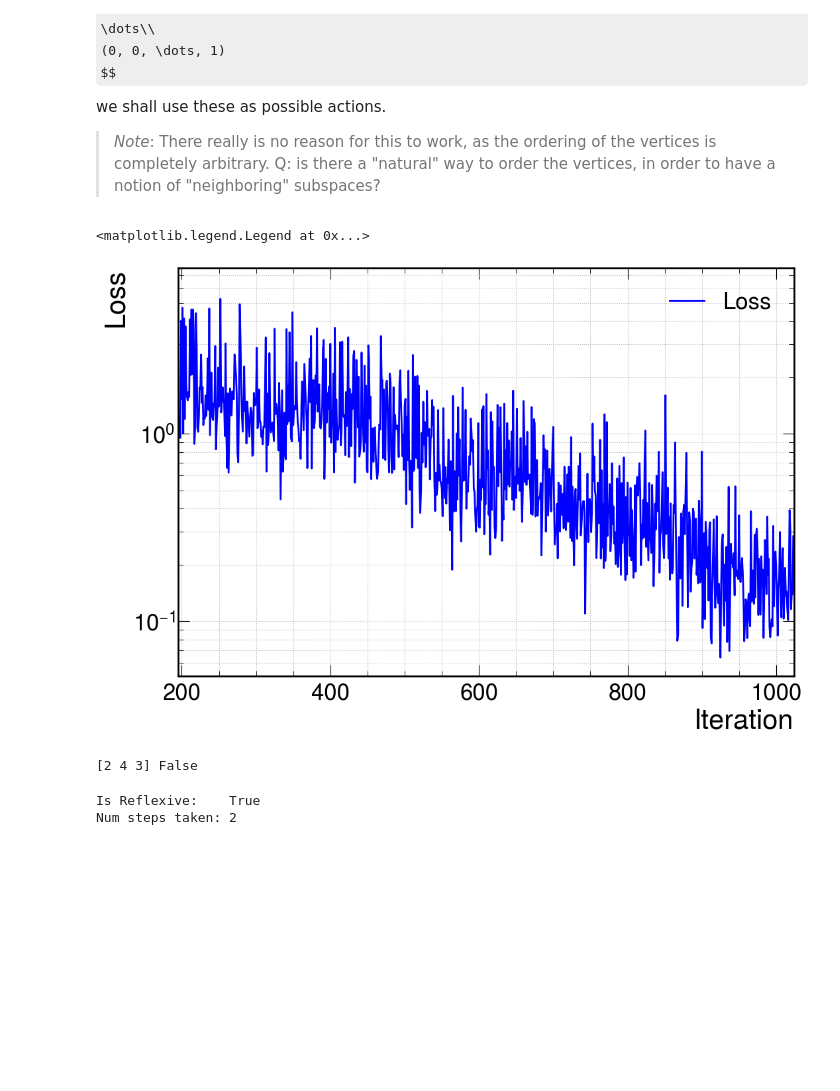
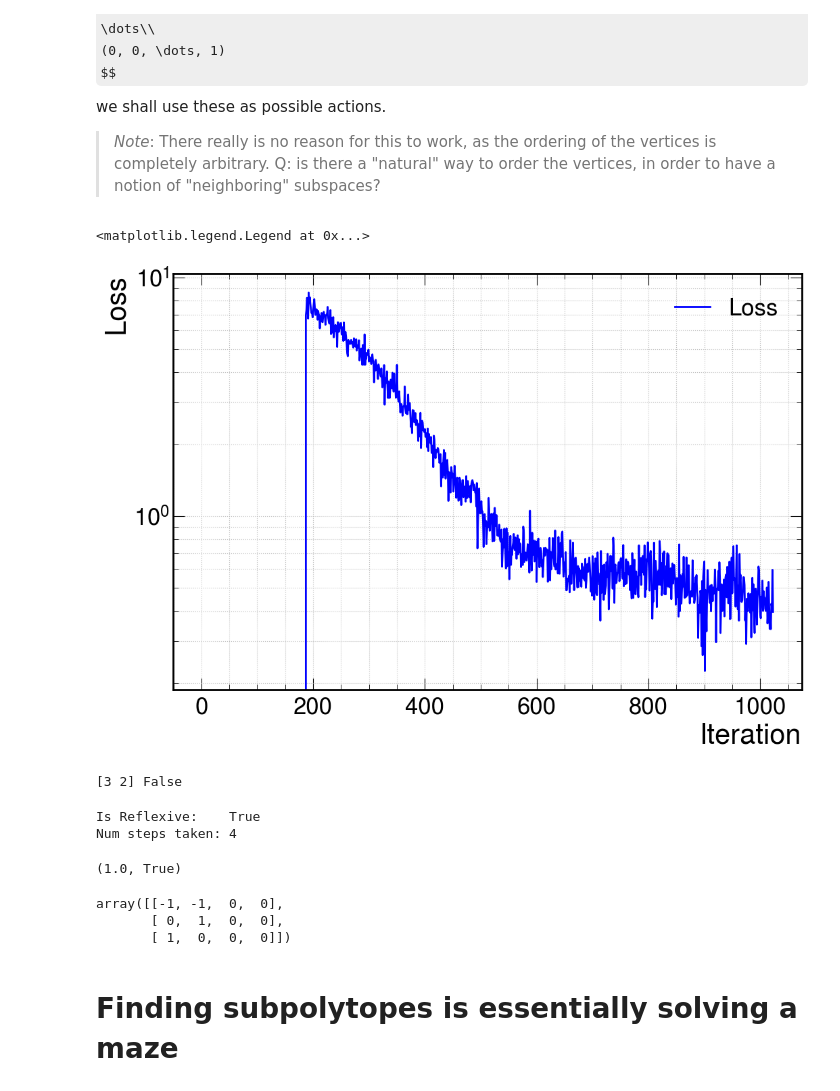
Before and after one commit to elliheyes/Triangulation-Generation, a Jupyter notebook: RL_subpolytope.ipynb, the cells around one changed output. Drawn from its saved outputs; the diff is of its cells as text; code cells hidden in the pictures; some formulas as TeX source; blank space fills up the shorter version.

```diff
--- a/RL_subpolytope.ipynb
+++ b/RL_subpolytope.ipynb
@@ -75,8 +75,7 @@ class FibrationEnvironment(object):
 
         return np.delete(local_vertices, idx, axis=1)
 
-
-    def R(self, state):
+    def intersect(self, state):
         vertices_basis = []
         for pt_id in state:
             vertices_basis.append(self._points[pt_id])
@@ -87,7 +86,10 @@ class FibrationEnvironment(object):
             if np.linalg.matrix_rank(
                 np.append(vertices_basis, [pt], axis=0)) == self._d:
                 vertices.append(pt)
-        vertices = np.asarray(vertices)
+        return np.asarray(vertices)
+
+    def R(self, state):
+        vertices = self.intersect(state)
 
         reward = 0.0
         reward -= (np.linalg.matrix_rank(vertices) - self._d)**2
@@ -212,10 +214,17 @@ p = Polytope([
     [0,1,0,0],
     [0,0,1,0],
     [0,0,0,1],
-    [-1,-1,-1,0],
+    [-1,-1,0,0],
     [-1,-1,-1,-1]
 ])
-f_env = FibrationEnvironment(p, 3)
+
+# p = Polytope([
+#     [1,0,0],
+#     [0,1,0],
+#     [-2,-3,6],
+#     [-2,-3,-6]])
+
+f_env = FibrationEnvironment(p, 2)
 
 state = f_env.random_state()
 f_env.R(state)
@@ -258,6 +267,7 @@ with trange(1024) as t_epochs:
                 if agent.current_memory_size > MIN_MEMORY_SIZE:
                     history = agent.replay(batch_size)
                     total_loss += history.history['loss'][-1]
+                    count += 1
 
             # Move
             state = deepcopy(new_state)
@@ -266,43 +276,42 @@ with trange(1024) as t_epochs:
                 if steps_to_update_target_model >= 100:
                     agent.update_target_model()
                     steps_to_update_target_model = 0
-            count += 1
 
             if terminated:
                 break
-        t_epochs.set_description(f"Loss: {total_loss / count}")
-        loss_vals.append(total_loss / count)
+        t_epochs.set_description(f"Loss: {total_loss / (count+1e-10)}")
+        loss_vals.append(total_loss / (count+1e-10))
 # %%
 import numpy as np
 import matplotlib.pyplot as plt
 
 
 import mplhep as hep
 hep.style.use("CMS")
 
 
 plt.rcParams.update({
     "text.usetex": False, # LaTeX not available in cytools env
     # "font.family": "Helvetica",
     'font.size': 30
 })
 
 
 fig = plt.figure(figsize=(12,8))
 ax = fig.add_subplot(111)
 ax.plot(loss_vals, 'b-', label="Loss", linewidth=2)
-ax.set_xlim([195, len(loss_vals)])
+# ax.set_xlim([195, len(loss_vals)])
 ax.set_yscale('log')
 
 ax.set_xlabel("Iteration")
 ax.set_ylabel("Loss")
 
 ax.grid(True, 'both')
 ax.legend()
 # plt.savefig("loss.pdf", bbox_inches='tight')
 # %% [output]
 <matplotlib.legend.Legend at 0x...>
-[figure, old version]
+[figure, new version]
 # %%
 state = f_env.random_state()
 # state = np.asarray([0,3])
@@ -321,10 +330,22 @@ while not done:
     num_steps += 1
     path.append(state)
 # %% [output]
-[2 4 3] False
+[3 2] False
 # %%
 print("Is Reflexive:    {}\nNum steps taken: {}".format(
     f_env.R(state)[1], num_steps))
 # %% [output]
 Is Reflexive:    True
-Num steps taken: 2
+Num steps taken: 4
+# %%
+f_env.R(state)
+# %% [output]
+(1.0, True)
+# %%
+Polytope(f_env.intersect(state)).vertices()
+# %% [output]
+array([[-1, -1,  0,  0],
+       [ 0,  1,  0,  0],
+       [ 1,  0,  0,  0]])
+# %% [markdown]
+# Finding subpolytopes is essentially solving a maze
```
Also changed, not shown: parts of 4 cells of this notebook.
